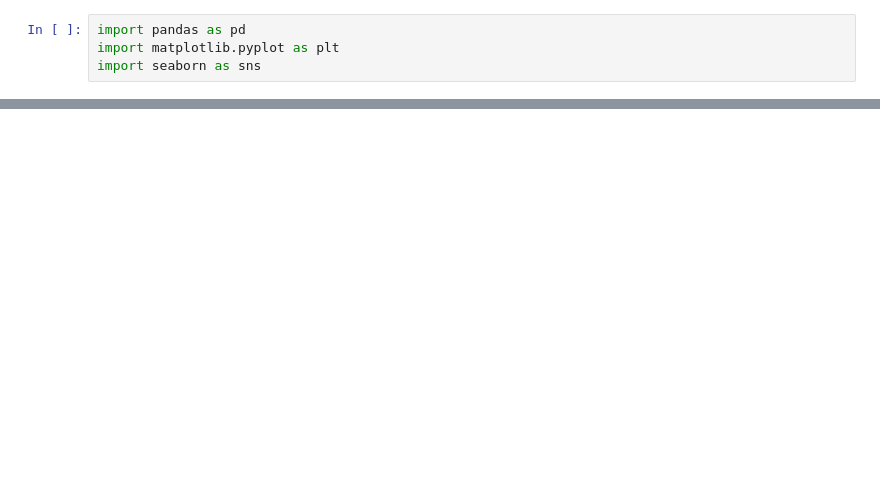
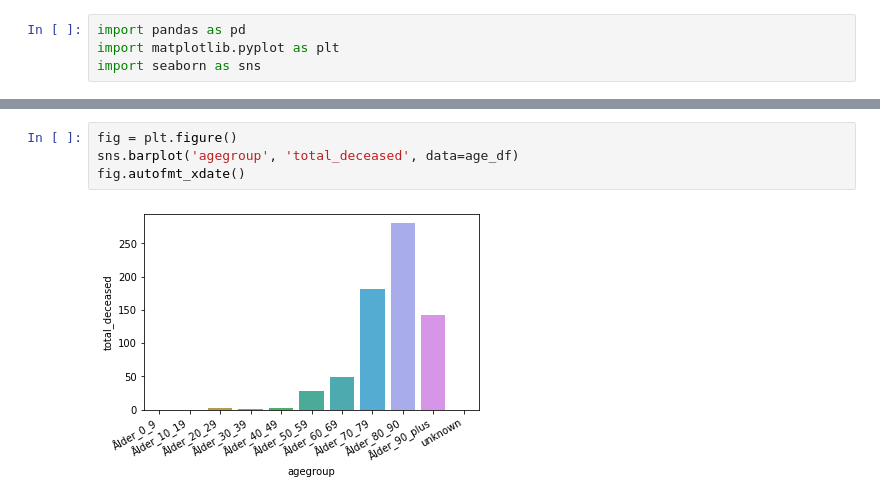
Before and after one commit to vbodell/covid-19, a Jupyter notebook: covid-playground.ipynb, the cells around one changed output, grey strips where cells are left out. Drawn from its saved outputs; the diff is of its cells as text; blank space fills up the shorter version.

```diff
--- a/covid-playground.ipynb
+++ b/covid-playground.ipynb
@@ -69,0 +41,6 @@ total_df
+# %%
+fig = plt.figure()
+sns.barplot('agegroup', 'total_deceased', data=age_df)
+fig.autofmt_xdate()
+# %% [output]
+[figure, added]
```
Also changed, not shown: parts of 12 cells of this notebook, 1 other file.
